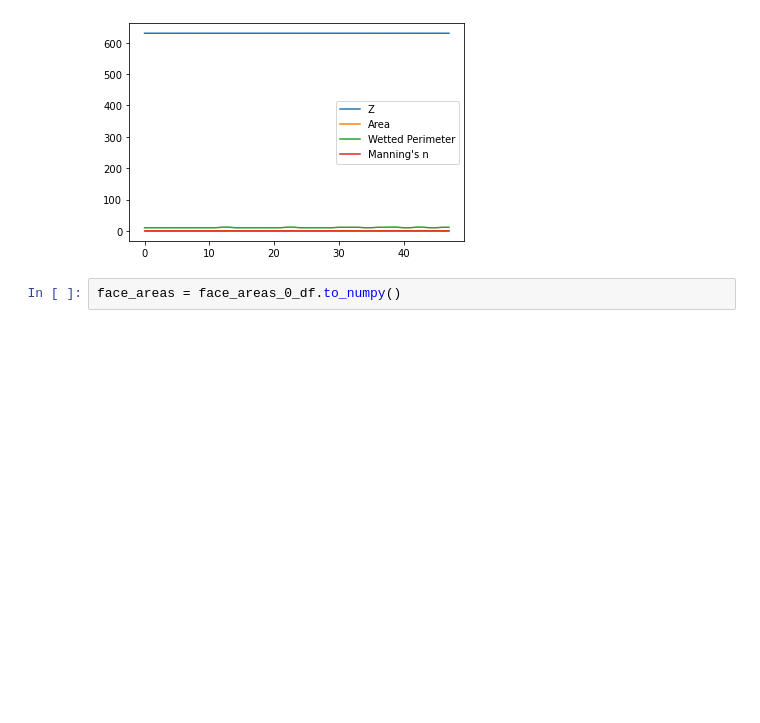
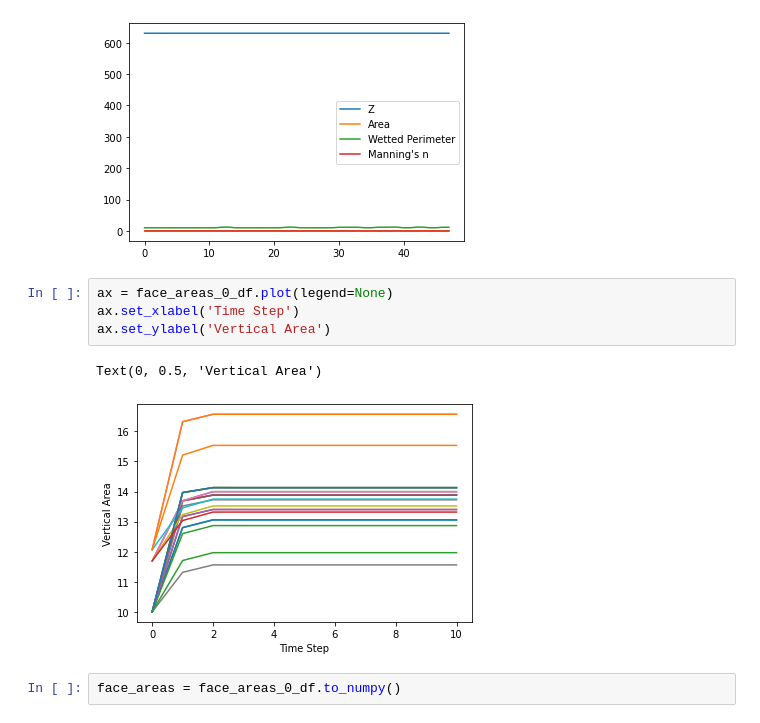
Before and after one commit to EcohydrologyTeam/ClearWater-riverine, a Jupyter notebook: examples/Box-Model.ipynb, the cells around one changed output. Saved outputs shown, nothing was run; the diff lists cells and outputs as text; blank space fills up the shorter version.

```diff
--- a/examples/Box-Model.ipynb
+++ b/examples/Box-Model.ipynb
@@ -106,6 +113,13 @@ face_areas_0 = cw.compute_face_areas(
 face_areas_0_df = pd.DataFrame(face_areas_0, columns = range(nfaces))
 # %% [output]
 [figure]
+# %%
+ax = face_areas_0_df.plot(legend=None)
+ax.set_xlabel('Time Step')
+ax.set_ylabel('Vertical Area')
+# %% [output]
+Text(0, 0.5, 'Vertical Area')
+[figure, added]
 # %%
 face_areas = face_areas_0_df.to_numpy()
 # %% [markdown]
```
Also changed, not shown: parts of 6 cells of this notebook, 1 other file.
